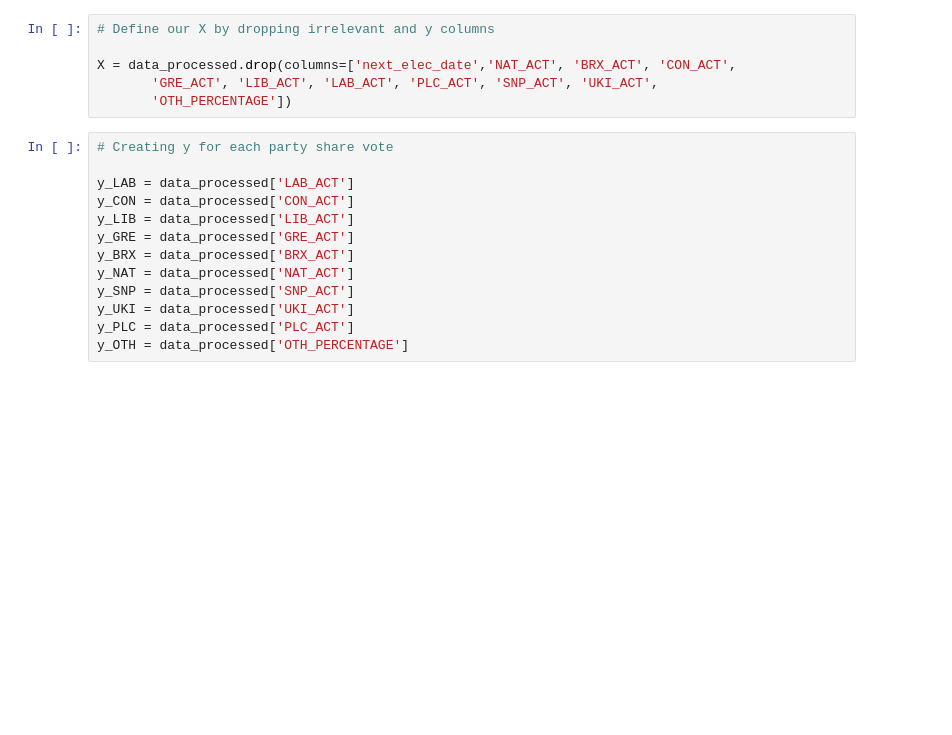
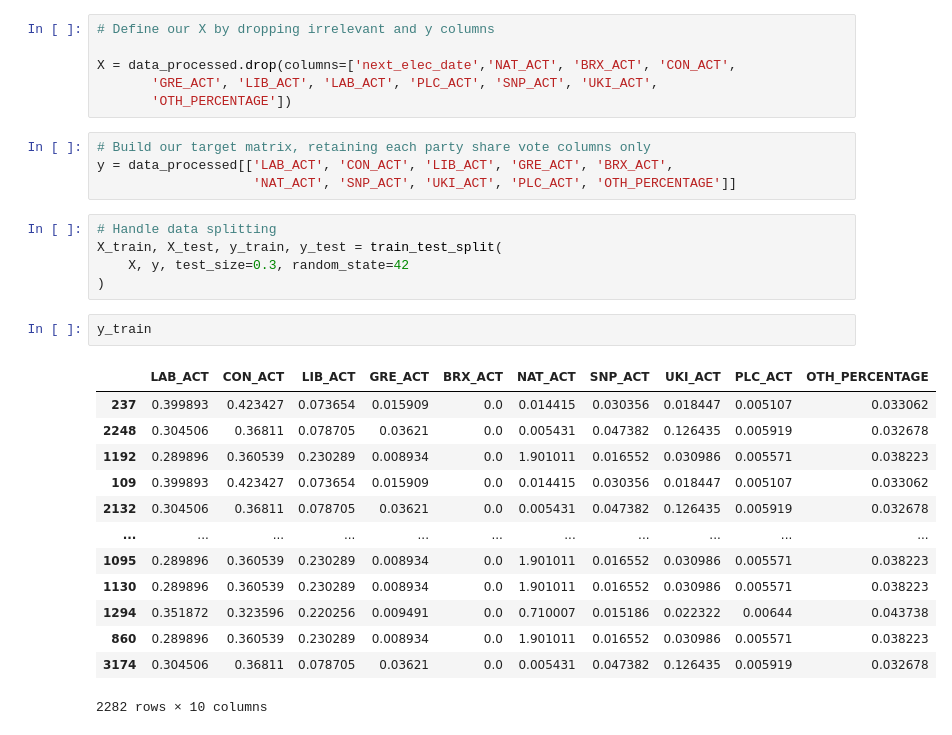
Before and after one commit to oscarhibbert/election-predictor, a Jupyter notebook: notebooks/nieksonneveld_xgboost.ipynb, the cells around one changed output. Saved outputs shown, nothing was run; the diff lists cells and outputs as text; blank space fills up the shorter version.

Commit message:
got model to work, need to work on train/test split after

```diff
--- a/notebooks/nieksonneveld_xgboost.ipynb
+++ b/notebooks/nieksonneveld_xgboost.ipynb
@@ -85,15 +88,27 @@ X = data_processed.drop(columns=['next_elec_date','NAT_ACT', 'BRX_ACT', 'CON_ACT
        'GRE_ACT', 'LIB_ACT', 'LAB_ACT', 'PLC_ACT', 'SNP_ACT', 'UKI_ACT',
        'OTH_PERCENTAGE'])
 # %%
-# Creating y for each party share vote
-
-y_LAB = data_processed['LAB_ACT']
-y_CON = data_processed['CON_ACT']
-y_LIB = data_processed['LIB_ACT']
-y_GRE = data_processed['GRE_ACT']
-y_BRX = data_processed['BRX_ACT']
-y_NAT = data_processed['NAT_ACT']
-y_SNP = data_processed['SNP_ACT']
-y_UKI = data_processed['UKI_ACT']
-y_PLC = data_processed['PLC_ACT']
-y_OTH = data_processed['OTH_PERCENTAGE']
+# Build our target matrix, retaining each party share vote columns only
+y = data_processed[['LAB_ACT', 'CON_ACT', 'LIB_ACT', 'GRE_ACT', 'BRX_ACT',
+                    'NAT_ACT', 'SNP_ACT', 'UKI_ACT', 'PLC_ACT', 'OTH_PERCENTAGE']]
+# %%
+# Handle data splitting
+X_train, X_test, y_train, y_test = train_test_split(
+    X, y, test_size=0.3, random_state=42
+)
+# %%
+y_train
+# %% [output]
+|  | LAB_ACT | CON_ACT | LIB_ACT | GRE_ACT | BRX_ACT | NAT_ACT | SNP_ACT | UKI_ACT | PLC_ACT | OTH_PERCENTAGE |
+| 237 | 0.399893 | 0.423427 | 0.073654 | 0.015909 | 0.0 | 0.014415 | 0.030356 | 0.018447 | 0.005107 | 0.033062 |
+| 2248 | 0.304506 | 0.36811 | 0.078705 | 0.03621 | 0.0 | 0.005431 | 0.047382 | 0.126435 | 0.005919 | 0.032678 |
+| 1192 | 0.289896 | 0.360539 | 0.230289 | 0.008934 | 0.0 | 1.901011 | 0.016552 | 0.030986 | 0.005571 | 0.038223 |
+| 109 | 0.399893 | 0.423427 | 0.073654 | 0.015909 | 0.0 | 0.014415 | 0.030356 | 0.018447 | 0.005107 | 0.033062 |
+| 2132 | 0.304506 | 0.36811 | 0.078705 | 0.03621 | 0.0 | 0.005431 | 0.047382 | 0.126435 | 0.005919 | 0.032678 |
+| ... | ... | ... | ... | ... | ... | ... | ... | ... | ... | ... |
+| 1095 | 0.289896 | 0.360539 | 0.230289 | 0.008934 | 0.0 | 1.901011 | 0.016552 | 0.030986 | 0.005571 | 0.038223 |
+| 1130 | 0.289896 | 0.360539 | 0.230289 | 0.008934 | 0.0 | 1.901011 | 0.016552 | 0.030986 | 0.005571 | 0.038223 |
+| 1294 | 0.351872 | 0.323596 | 0.220256 | 0.009491 | 0.0 | 0.710007 | 0.015186 | 0.022322 | 0.00644 | 0.043738 |
+| 860 | 0.289896 | 0.360539 | 0.230289 | 0.008934 | 0.0 | 1.901011 | 0.016552 | 0.030986 | 0.005571 | 0.038223 |
+| 3174 | 0.304506 | 0.36811 | 0.078705 | 0.03621 | 0.0 | 0.005431 | 0.047382 | 0.126435 | 0.005919 | 0.032678 |
+2282 rows × 10 columns
```
Also changed, not shown: parts of 13 cells of this notebook.
